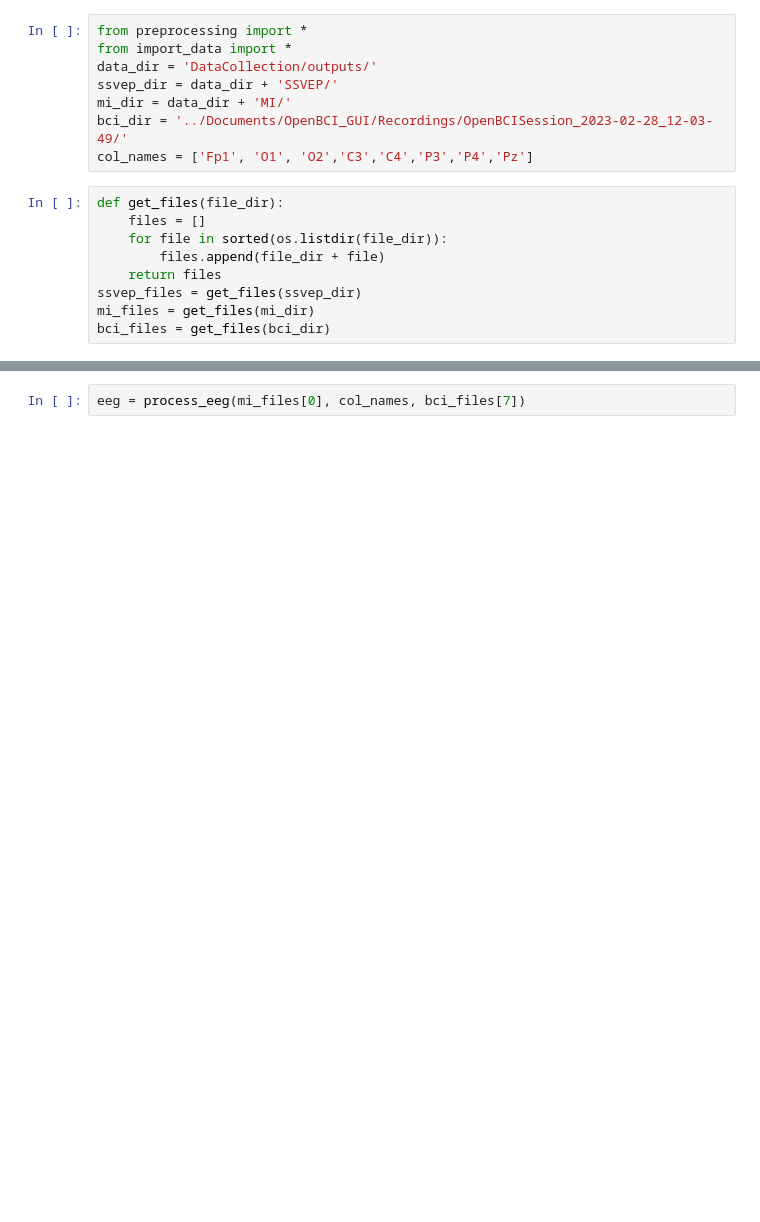
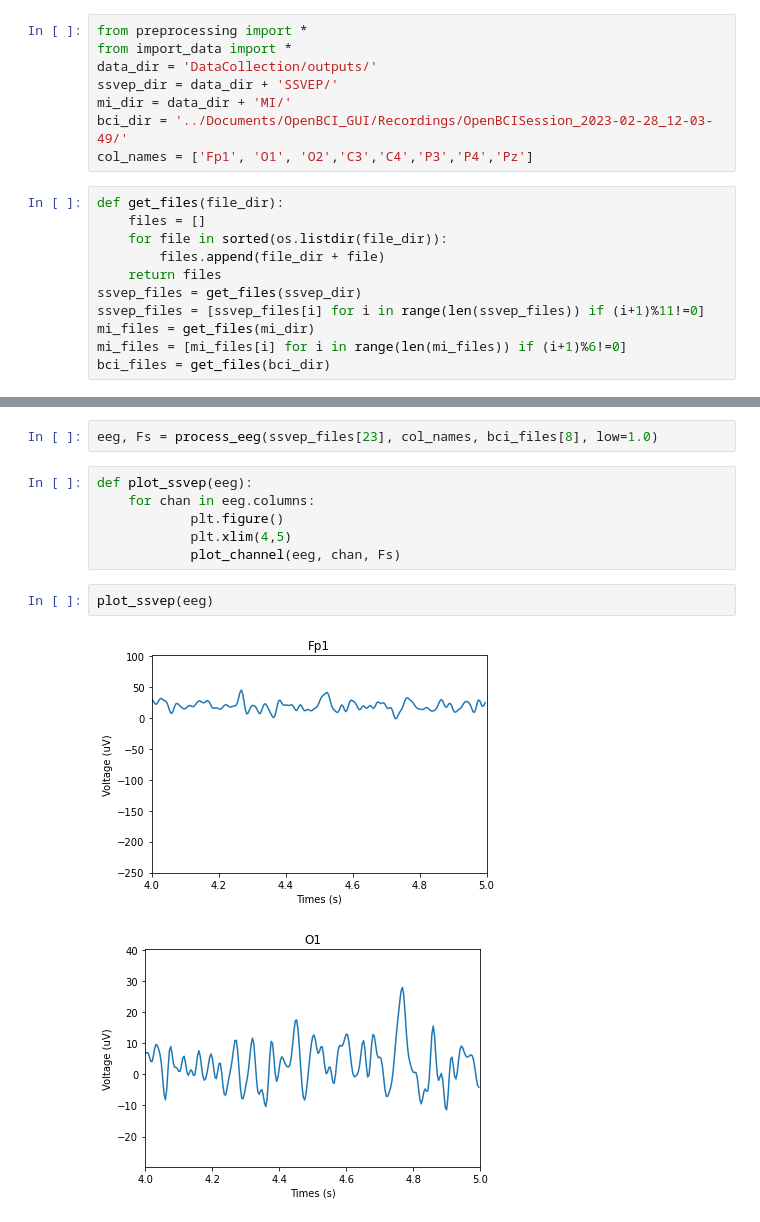
Before and after one commit to jjjoelle/Spelling-BeeCI, a Jupyter notebook: eeg_demo.ipynb, the cells around one changed output, grey strips where cells are left out. Drawn from its saved outputs; the diff is of its cells as text; blank space fills up the shorter version.

```diff
--- a/eeg_demo.ipynb
+++ b/eeg_demo.ipynb
@@ -13,5 +13,7 @@ def get_files(file_dir):
         files.append(file_dir + file)
     return files
 ssvep_files = get_files(ssvep_dir)
+ssvep_files = [ssvep_files[i] for i in range(len(ssvep_files)) if (i+1)%11!=0]
 mi_files = get_files(mi_dir)
+mi_files = [mi_files[i] for i in range(len(mi_files)) if (i+1)%6!=0]
 bci_files = get_files(bci_dir)
@@ -18,2 +41,13 @@ bci_files = get_files(bci_dir)
 # %%
-eeg = process_eeg(mi_files[0], col_names, bci_files[7])
+eeg, Fs = process_eeg(ssvep_files[23], col_names, bci_files[8], low=1.0)
+# %%
+def plot_ssvep(eeg):
+    for chan in eeg.columns:
+            plt.figure()
+            plt.xlim(4,5)
+            plot_channel(eeg, chan, Fs)
+# %%
+plot_ssvep(eeg)
+# %% [output]
+[figure, added]
+[figure, added]
```
Also changed, not shown: parts of 8 cells of this notebook, 1 other file.
